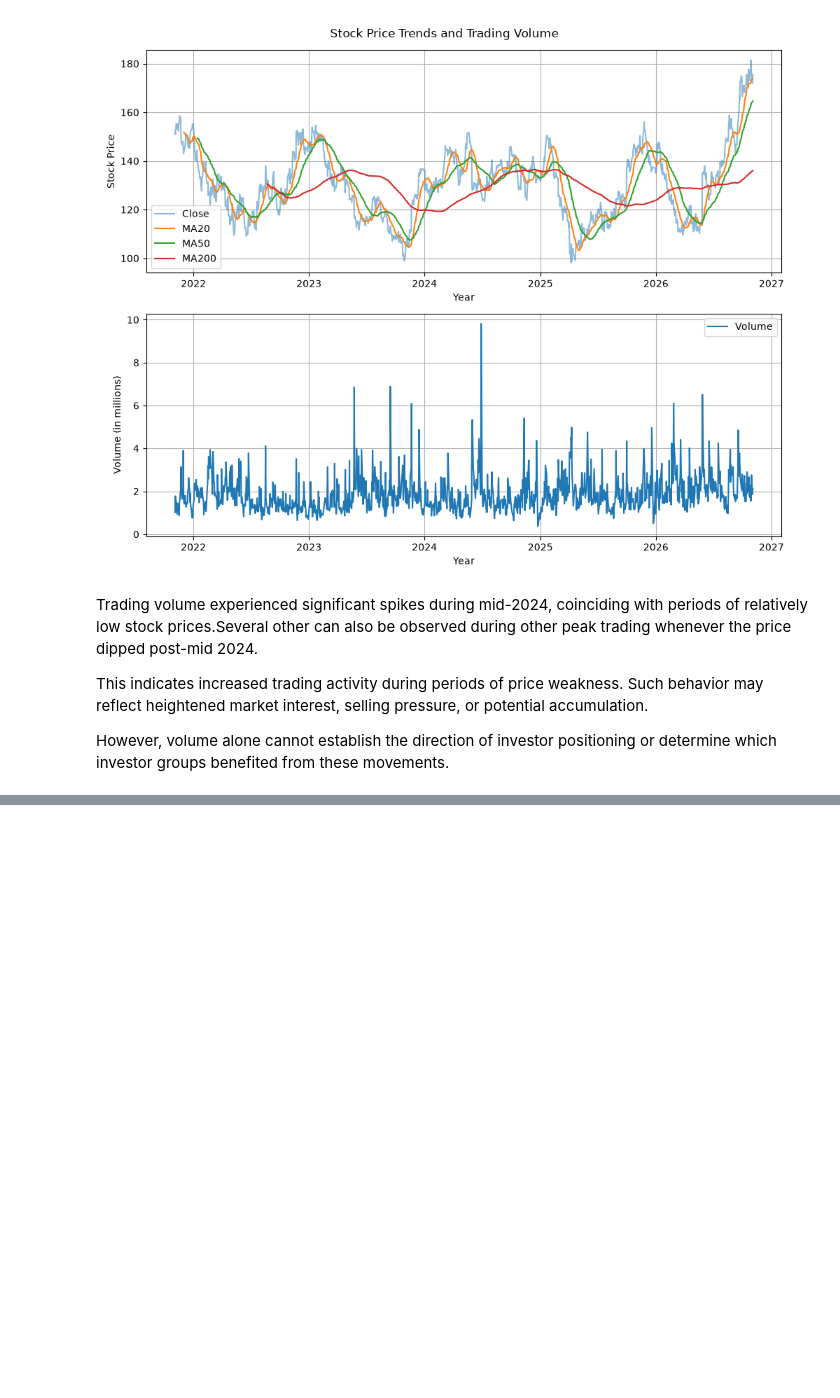
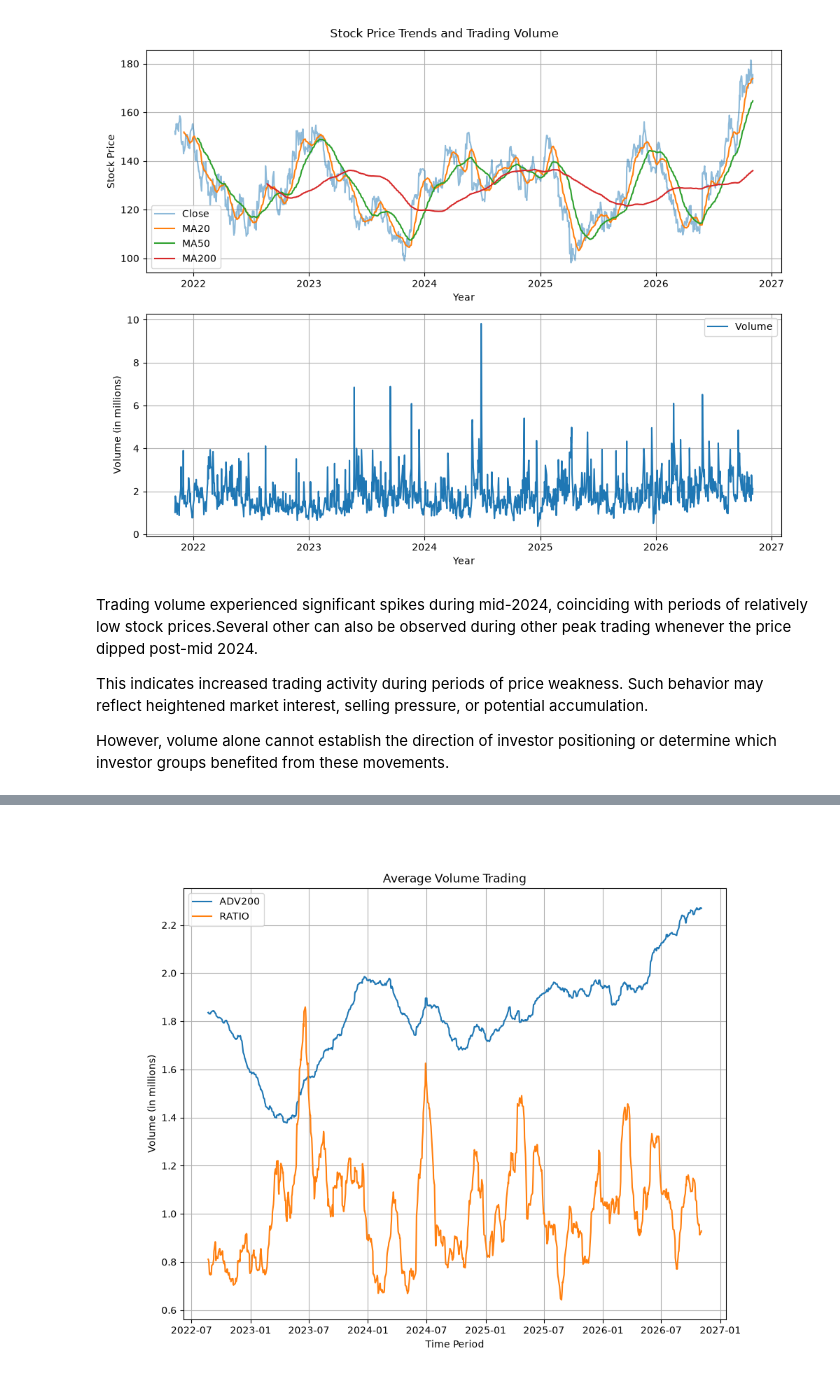
Before and after one commit to aamir-abbas224/Quant-Stock-Analysis, a Jupyter notebook: notebooks/exploratory_data_analysis.ipynb, the cells around one changed output, grey strips where cells are left out. Drawn from its saved outputs; the diff is of its cells as text; code cells hidden in the pictures; blank space fills up the shorter version.

```diff
--- a/notebooks/exploratory_data_analysis.ipynb
+++ b/notebooks/exploratory_data_analysis.ipynb
@@ -396,0 +516,17 @@ However, volume alone cannot establish the direction of investor positioning or
+# %%
+ratio = df['ADV20'] / df['ADV200']
+# %%
+plt.figure(figsize=(10,8))
+
+#plt.plot(df['Date'],scaled_volume, label= 'Volume')
+#plt.plot(df['Date'],scaled_adv20,label = 'ADV20')
+plt.plot(df['Date'],scaled_adv200,label = 'ADV200')
+plt.plot(df['Date'],ratio,label = 'RATIO')
+plt.grid(True)
+plt.xlabel('Time Period')
+plt.ylabel('Volume (in millions)')
+plt.title('Average Volume Trading')
+plt.legend()
+plt.show()
+# %% [output]
+[figure, added]
```
Also changed, not shown: parts of 23 cells of this notebook, 8 other files.
